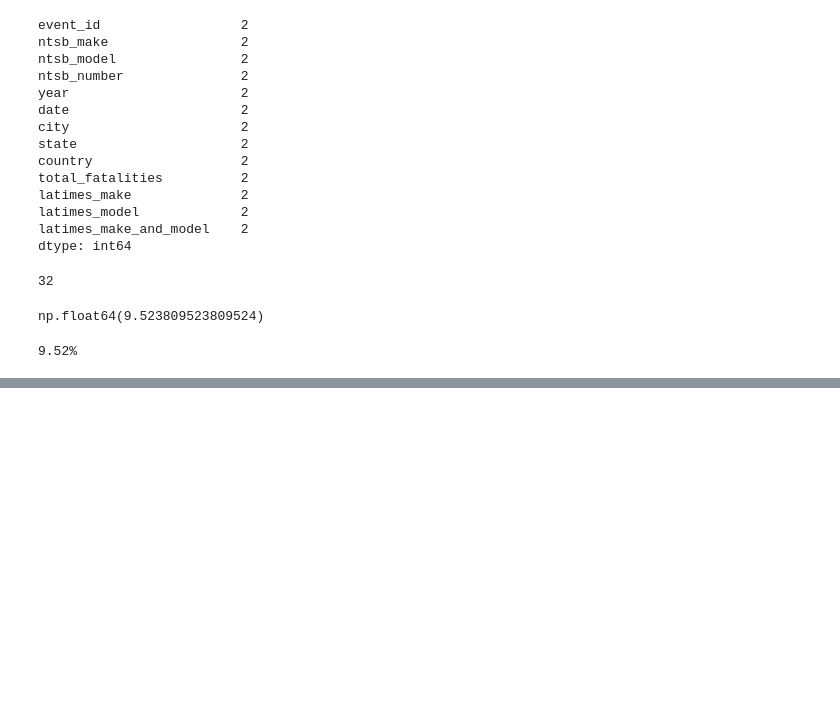
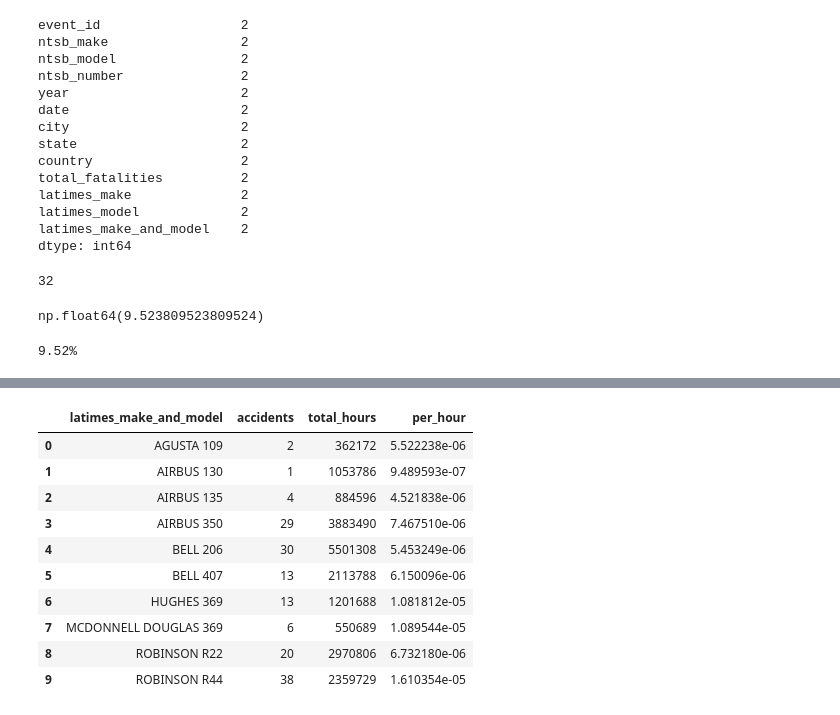
Before and after one commit to katbeard/first-python-notebook, a Jupyter notebook: first_python_nb.ipynb, the cells around one changed output, grey strips where cells are left out. Saved outputs shown, nothing was run; the diff lists cells and outputs as text; code cells hidden in the pictures; blank space fills up the shorter version.

Commit message:
Worked through Chapter 9 in 1st Python NB tutorial

```diff
--- a/first_python_nb.ipynb
+++ b/first_python_nb.ipynb
@@ -562,0 +686,2 @@ print(f"{california_percentage:.2f}%")
+# %%
+survey = pd.read_csv("https://raw.githubusercontent.com/palewire/first-python-notebook/main/docs/src/_static/faa-survey.csv")
@@ -562,0 +874,14 @@ print(f"{california_percentage:.2f}%")
+# %%
+merged_list.head(10)
+# %% [output]
+|  | latimes_make_and_model | accidents | total_hours | per_hour |
+| 0 | AGUSTA 109 | 2 | 362172 | 5.522238e-06 |
+| 1 | AIRBUS 130 | 1 | 1053786 | 9.489593e-07 |
+| 2 | AIRBUS 135 | 4 | 884596 | 4.521838e-06 |
+| 3 | AIRBUS 350 | 29 | 3883490 | 7.467510e-06 |
+| 4 | BELL 206 | 30 | 5501308 | 5.453249e-06 |
+| 5 | BELL 407 | 13 | 2113788 | 6.150096e-06 |
+| 6 | HUGHES 369 | 13 | 1201688 | 1.081812e-05 |
+| 7 | MCDONNELL DOUGLAS 369 | 6 | 550689 | 1.089544e-05 |
+| 8 | ROBINSON R22 | 20 | 2970806 | 6.732180e-06 |
+| 9 | ROBINSON R44 | 38 | 2359729 | 1.610354e-05 |
```
Also changed, not shown: parts of 46 cells of this notebook.
